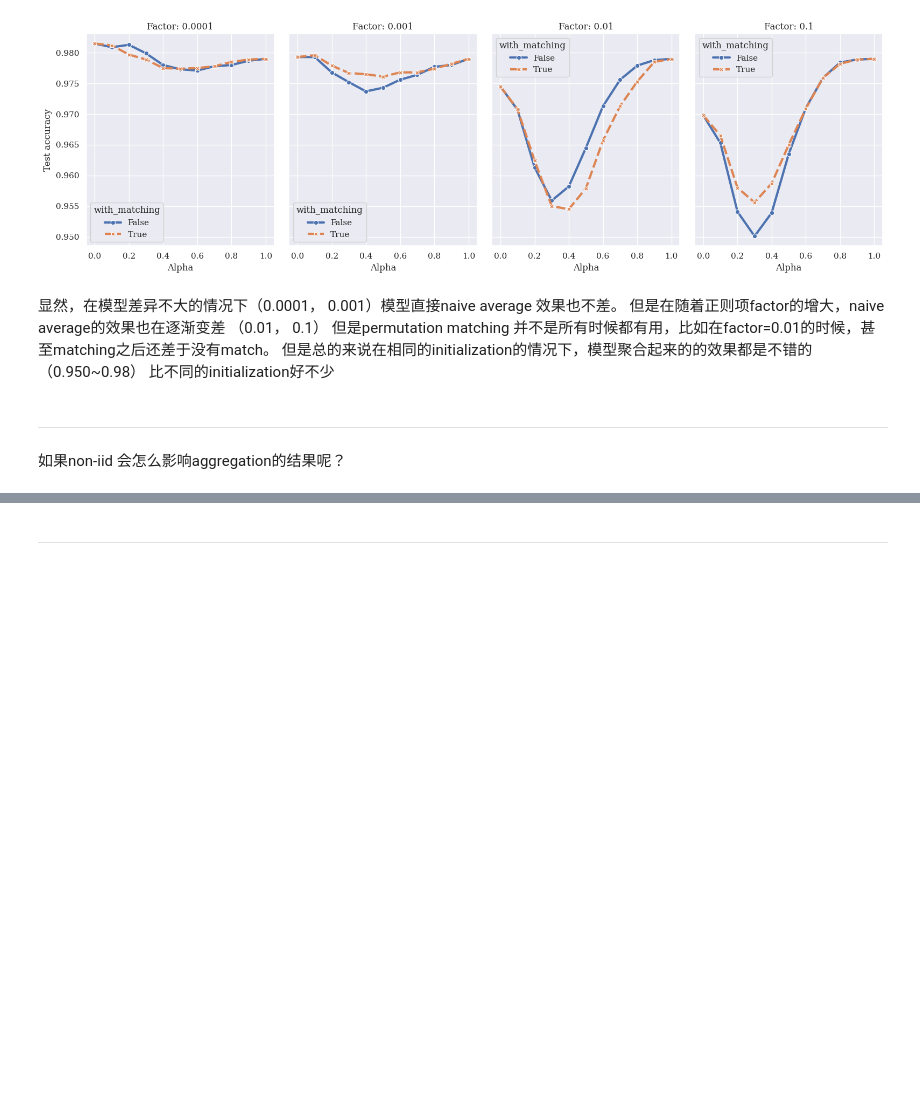
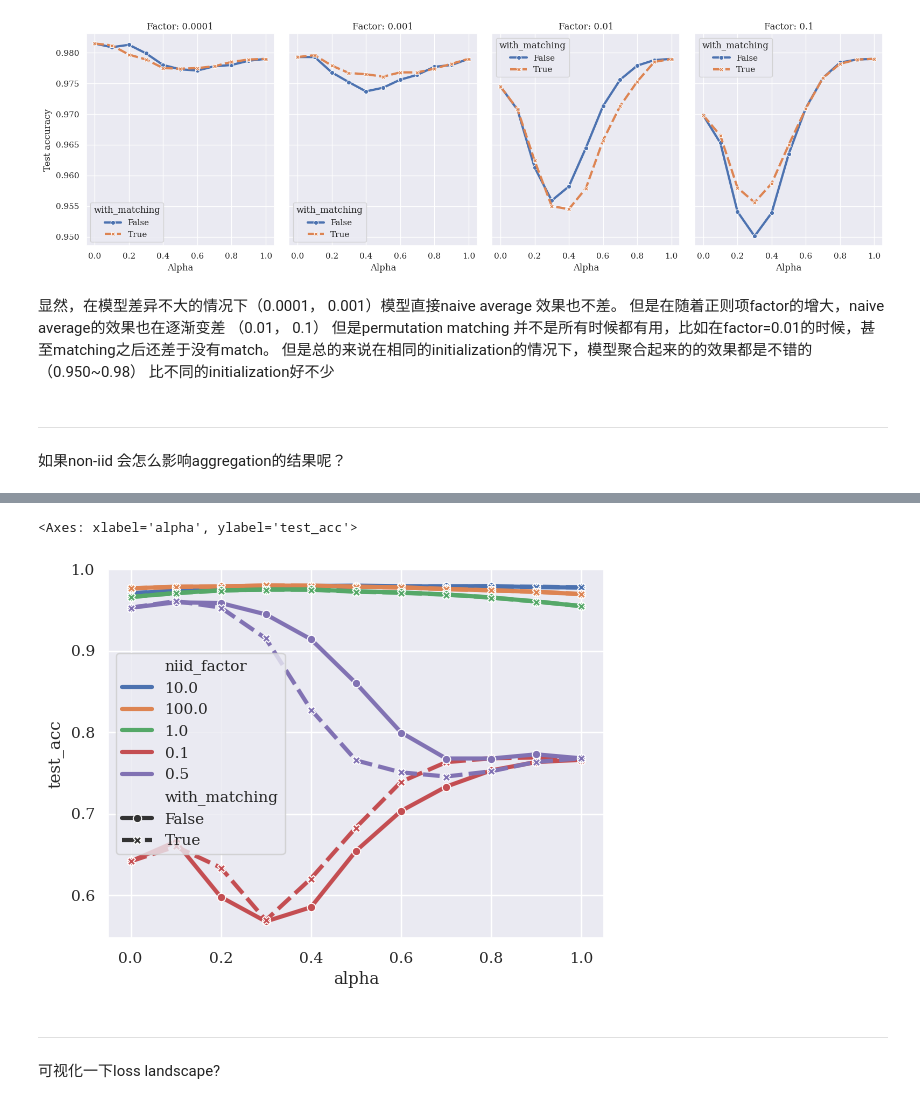
Before and after one commit to PengHongyiNTU/scaler-symmetry, a Jupyter notebook: examples.ipynb, the cells around one changed output, grey strips where cells are left out. Saved outputs shown, nothing was run; the diff lists cells and outputs as text; code cells hidden in the pictures; blank space fills up the shorter version.

```diff
--- a/examples.ipynb
+++ b/examples.ipynb
@@ -445,0 +804,15 @@ class NonIIDExperimentsSepcGenerator(SpecGenerator):
+# %%
+def trainer_builder(model):
+    return DefaultTrainer(
+        model=model,
+        optimizer=torch.optim.Adam(model.parameters(), lr=1e-3),
+        criterion=torch.nn.CrossEntropyLoss(),
+        metrics=torchmetrics.MetricCollection(
+            [torchmetrics.Accuracy(task='multiclass', num_classes=10),]
+        ),
+        loggers=logger.LoggerCollection(
+            [logger.DummyPrintLogger()]
+        ),
+        device="cuda",
+        need_saving=False,
+    )
@@ -445,0 +851,4 @@ class NonIIDExperimentsSepcGenerator(SpecGenerator):
+# %%
+executor = ParallelExecutor(gpu_fraction=0.3)
+results = executor.run(func=permutation_experiments,
+             task_specs=permuation_specs)
@@ -445,0 +887,10 @@ class NonIIDExperimentsSepcGenerator(SpecGenerator):
+# %%
+records = []
+for result in results:
+    alpha = result.id
+    for result in result.results:
+        row = {'niid_factor': alpha}
+        row.update(result)
+        records.append(row)
+df = pd.DataFrame(records)
+df.head()
@@ -446,2 +904,10 @@ class NonIIDExperimentsSepcGenerator(SpecGenerator):
+# %%
+sns.lineplot(data=df, x='alpha', y='test_acc',
+                hue='niid_factor', linewidth=3, style='with_matching', markers=True)
+# %% [output]
+<Axes: xlabel='alpha', ylabel='test_acc'>
+[figure, added]
 # %% [markdown]
 ---
+# %% [markdown]
+可视化一下loss landscape?
```
Also changed, not shown: parts of 25 cells of this notebook, 15 other files.
